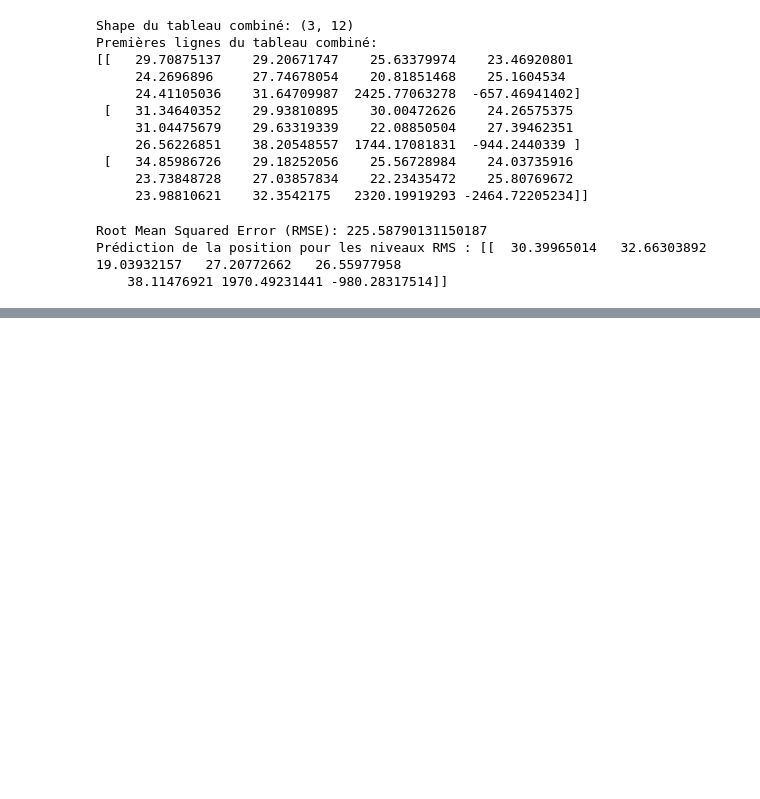
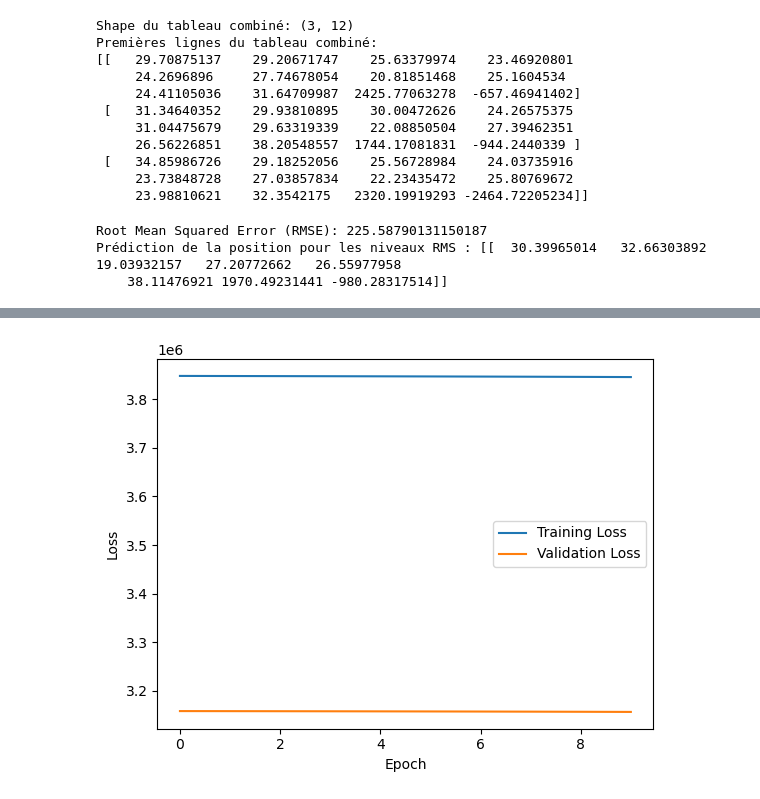
Before and after one commit to Alhuuin/ia_data_hack_acoustic, a Jupyter notebook: acoustic_rms.ipynb, the cells around one changed output, grey strips where cells are left out. Cells and saved outputs as stored; diff of their text form; code cells hidden in the pictures; blank space fills up the shorter version.

```diff
--- a/acoustic_rms.ipynb
+++ b/acoustic_rms.ipynb
@@ -173,0 +240,13 @@ Prédiction de la position pour les niveaux RMS : [[  30.39965014   32.66303892
+# %%
+audio = np.load('data/TreatedRoomSmallSet/Human1/audio.npy')
+centroid = np.load('data/TreatedRoomSmallSet/Human1/centroid.npy')
+skeletons = np.load('data/TreatedRoomSmallSet/Human1/skeletons.npy')
+rms_audio = np.sqrt(np.mean(np.square(audio), axis=2))
+
+# Normaliser les données audio (optionnel mais souvent utile)
+rms_audio = (rms_audio - np.mean(rms_audio, axis=0)) / np.std(rms_audio, axis=0)
+
+# Diviser les données en ensembles d'entraînement et de test
+X_audio_train, X_audio_test, X_skeletons_train, X_skeletons_test, y_train, y_test = train_test_split(
+    rms_audio, skeletons, centroid, test_size=0.2, random_state=42
+)
@@ -173,0 +328,7 @@ Prédiction de la position pour les niveaux RMS : [[  30.39965014   32.66303892
+# %%
+# Entraîner le modèle
+history = model.fit(
+    X_audio_train, y_train,
+    validation_data=(X_audio_test, y_test),
+    epochs=10, batch_size=32
+)
@@ -173,0 +369,12 @@ Prédiction de la position pour les niveaux RMS : [[  30.39965014   32.66303892
+# %%
+import matplotlib.pyplot as plt
+
+# Afficher la courbe de perte pendant l'entraînement
+plt.plot(history.history['loss'], label='Training Loss')
+plt.plot(history.history['val_loss'], label='Validation Loss')
+plt.xlabel('Epoch')
+plt.ylabel('Loss')
+plt.legend()
+plt.show()
+# %% [output]
+[figure, added]
```
Also changed, not shown: parts of 9 cells of this notebook.
